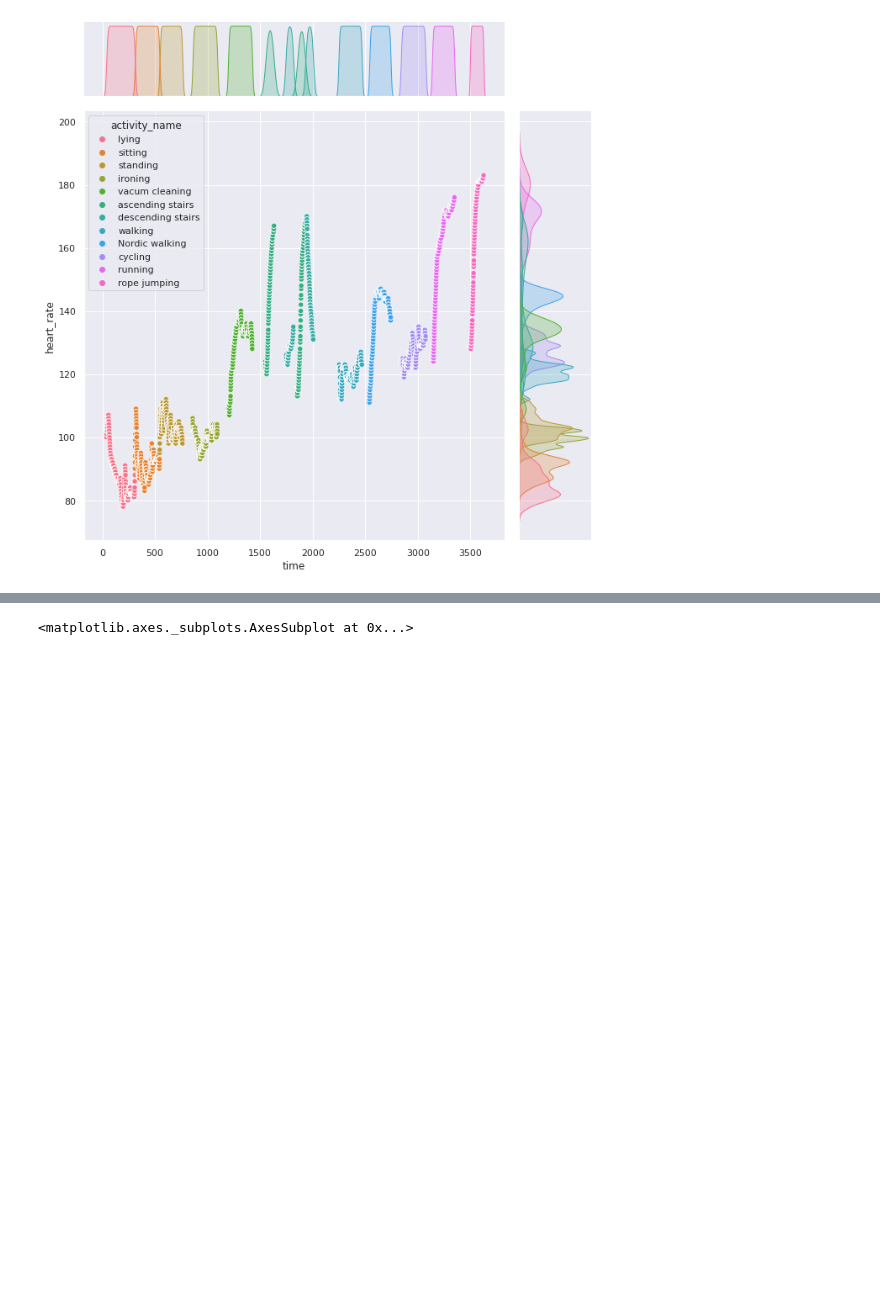
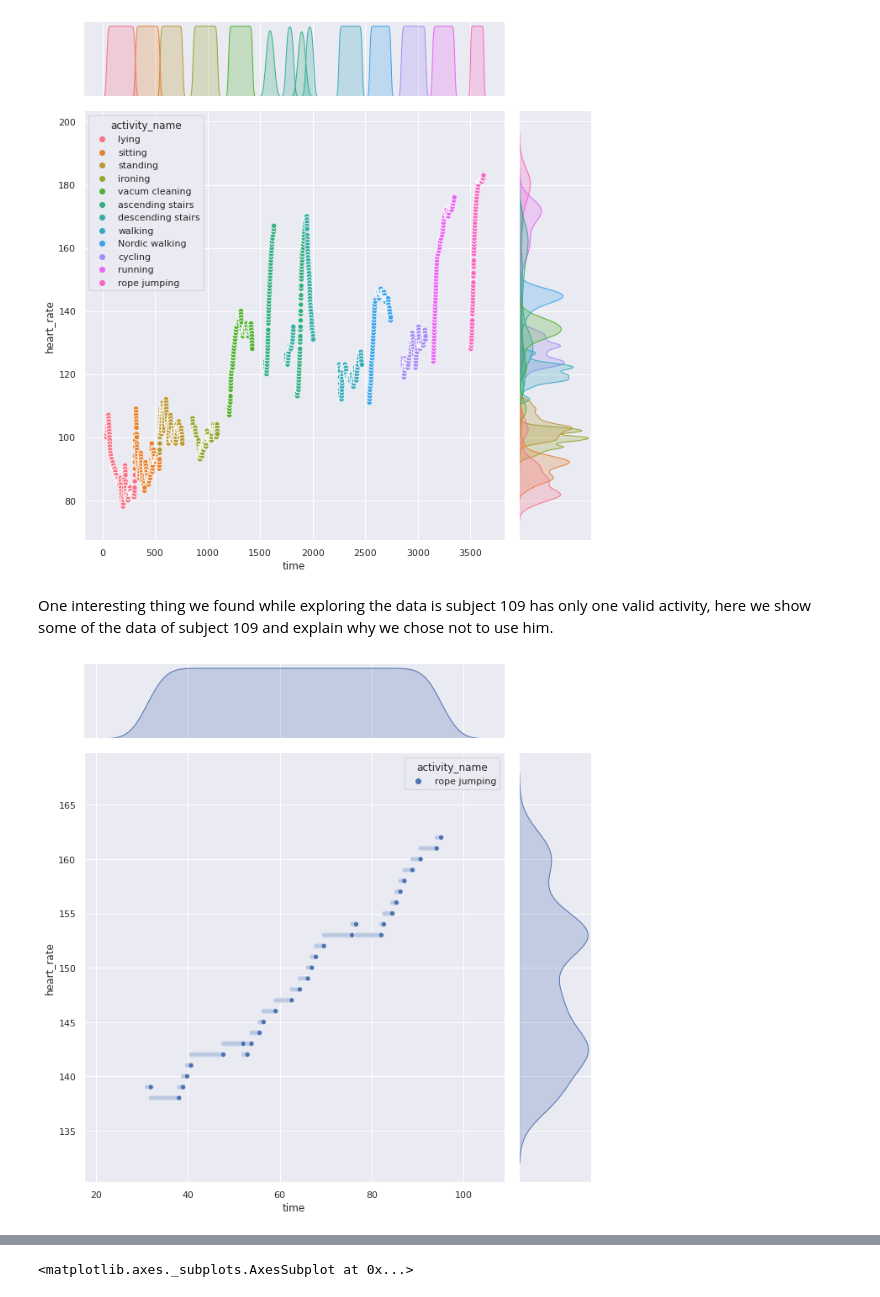
Before and after one commit to Zshoham/YHB, a Jupyter notebook: assignment2/time_series.ipynb, the cells around one changed output, grey strips where cells are left out. Drawn from its saved outputs; the diff is of its cells as text; code cells hidden in the pictures; blank space fills up the shorter version.

Commit message:
added explanation for not using subject 109

```diff
--- a/assignment2/time_series.ipynb
+++ b/assignment2/time_series.ipynb
@@ -145,3 +145,13 @@ p.fig.set_figwidth(10)
 p.fig.set_figheight(10)
 # %% [output]
 [figure]
+# %% [markdown]
+One interesting thing we found while exploring the data is subject 109 has only one valid activity, here we show some of the data of subject 109 and explain why we chose not to use him.
+# %%
+subj109 = load_subject("109")
+subj109 = subj109[subj109.activity_id != 0]
+p = sns.jointplot(data=subj109, x="time", y="heart_rate", hue="activity_name")
+p.fig.set_figwidth(10)
+p.fig.set_figheight(10)
+# %% [output]
+[figure, added]
```
Also changed, not shown: parts of 4 cells of this notebook.
